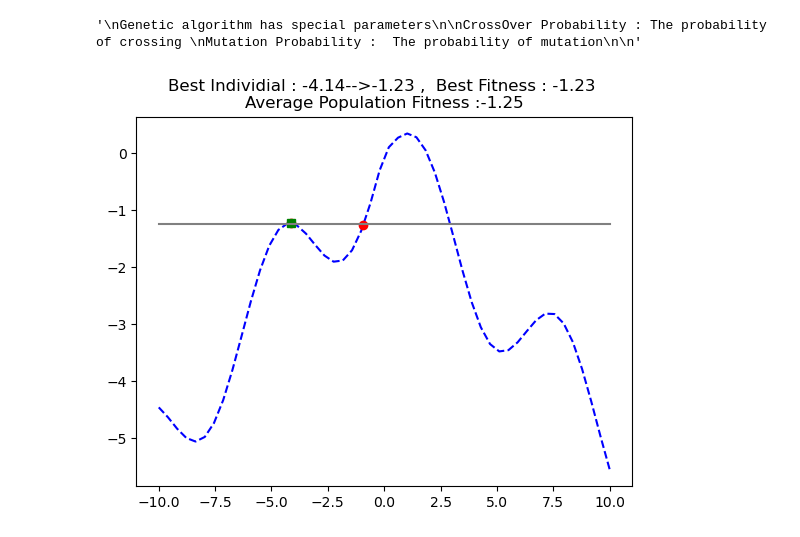
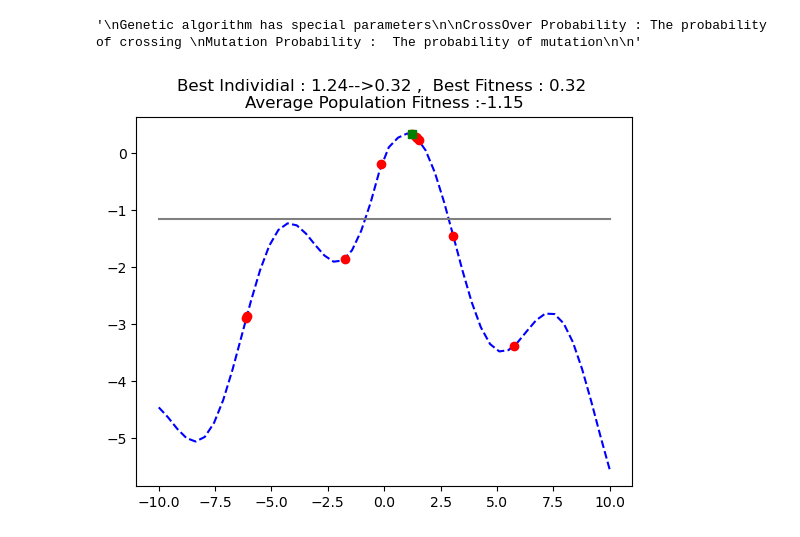
Before and after one commit to chokrihamza/Genetic-Algorithm, a Jupyter notebook: gentic_algo_practice.ipynb, the cells around one changed output. Cells and saved outputs as stored; diff of their text form; code cells hidden in the pictures.

```diff
--- a/gentic_algo_practice.ipynb
+++ b/gentic_algo_practice.ipynb
@@ -358,8 +358,8 @@ Mutation Probability :  The probability of mutation
 # %%
 # Parameters
 POPULATIONSIZE = 10
-CROSSOVERPROBABILITY= .9
-MUTATIONPROBABILITY  = .9
+CROSSOVERPROBABILITY= .8
+MUTATIONPROBABILITY  = .1
 MAXGENERATIONS  = 10
 
 random.seed(10)
@@ -374,32 +374,32 @@ for generationNumber in range(POPULATIONSIZE):
 
 # CrossOver
 crossedOffSpring = []
 for individual1 , individual2 in zip(selected[::2] , selected[1::2]):
     if random.random() <= CROSSOVERPROBABILITY :
         # applying crossObver for both individuals
         children = crossOver(individual1 , individual2)
         crossedOffSpring.append(children[0])
         crossedOffSpring.append(children[1])
     else:
         # passing individuals without crossOver
         crossedOffSpring.append(individual1)
         crossedOffSpring.append(individual2)
 
 
 # Mutation
 mutated = []
-for individual in offSpring :
+for individual in crossedOffSpring :
     if random.random() <= MUTATIONPROBABILITY:
         # applying mutation
         mutated.append(mutate(individual))
     else:
         # passing without mutation
         mutated.append(individual)
 # Next generation
 
 population = mutated
 
 # visulatation
 plotPopulation(population)
 # %% [output]
-[figure, old version]
+[figure, new version]
```
